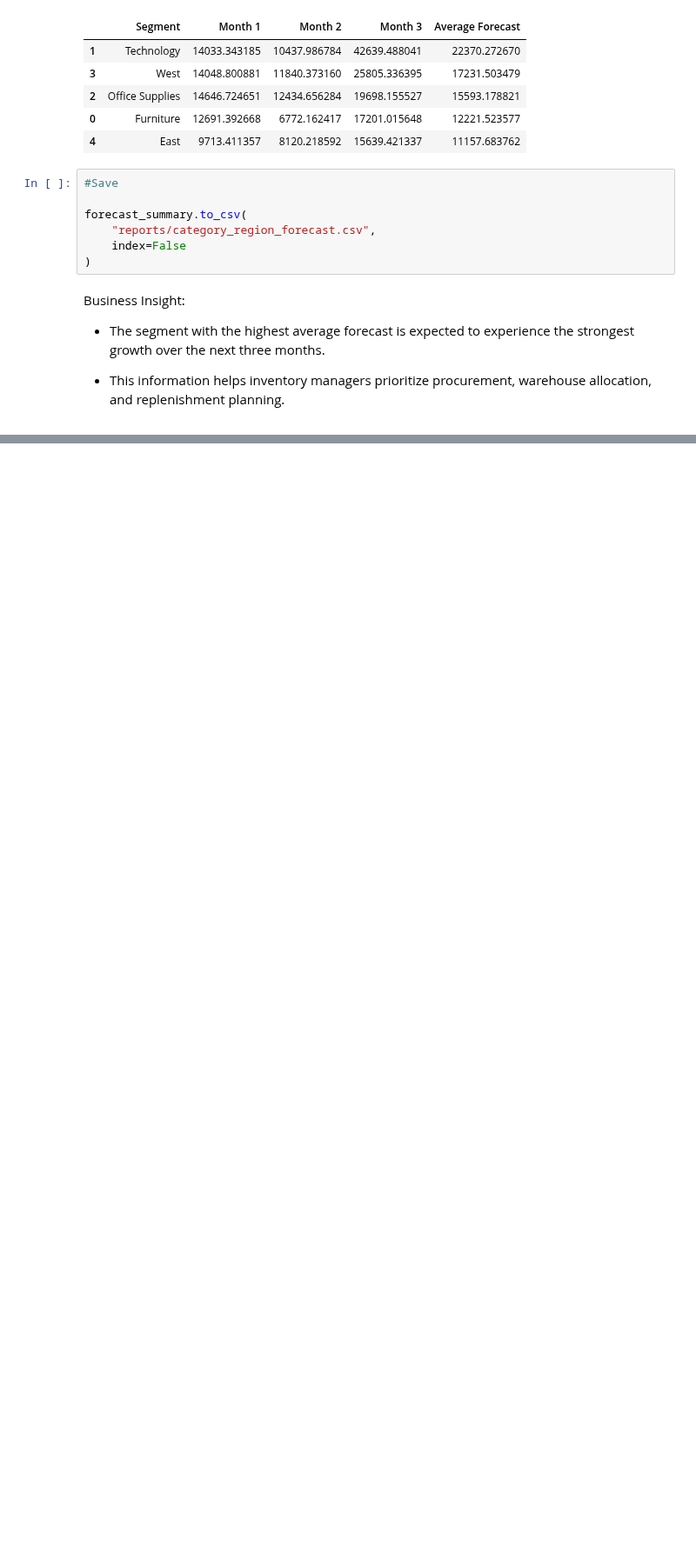
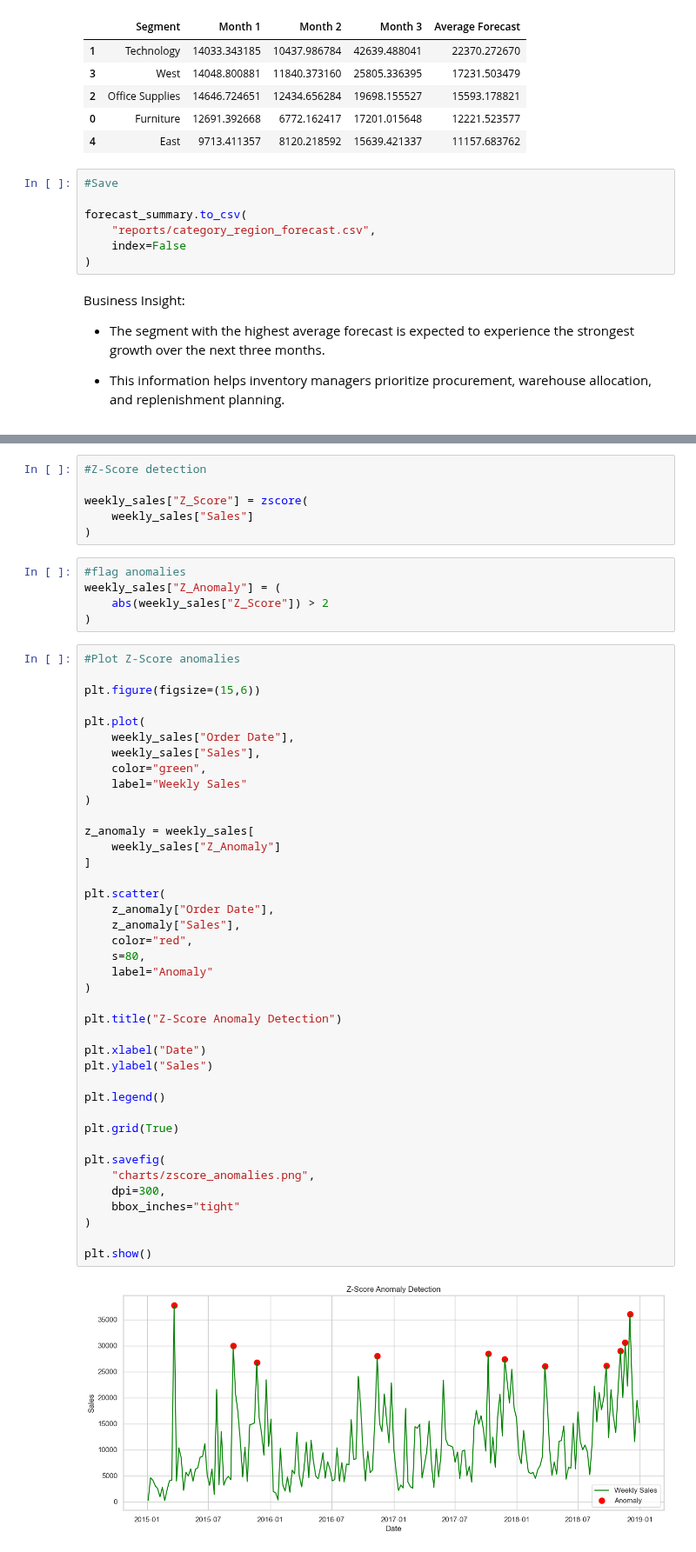
Before and after one commit to Aanya2806/sales-demand-intelligence-system, a Jupyter notebook: analysis.ipynb, the cells around one changed output, grey strips where cells are left out. Shown at 87% size. Saved outputs shown, nothing was run; the diff lists cells and outputs as text; blank space fills up the shorter version.

```diff
--- a/analysis.ipynb
+++ b/analysis.ipynb
@@ -1401,0 +1495,53 @@ Business Insight:
+# %%
+#Z-Score detection
+
+weekly_sales["Z_Score"] = zscore(
+    weekly_sales["Sales"]
+)
+# %%
+#flag anomalies
+weekly_sales["Z_Anomaly"] = (
+    abs(weekly_sales["Z_Score"]) > 2
+)
+# %%
+#Plot Z-Score anomalies
+
+plt.figure(figsize=(15,6))
+
+plt.plot(
+    weekly_sales["Order Date"],
+    weekly_sales["Sales"],
+    color="green",
+    label="Weekly Sales"
+)
+
+z_anomaly = weekly_sales[
+    weekly_sales["Z_Anomaly"]
+]
+
+plt.scatter(
+    z_anomaly["Order Date"],
+    z_anomaly["Sales"],
+    color="red",
+    s=80,
+    label="Anomaly"
+)
+
+plt.title("Z-Score Anomaly Detection")
+
+plt.xlabel("Date")
+plt.ylabel("Sales")
+
+plt.legend()
+
+plt.grid(True)
+
+plt.savefig(
+    "charts/zscore_anomalies.png",
+    dpi=300,
+    bbox_inches="tight"
+)
+
+plt.show()
+# %% [output]
+[figure, added]
```
Also changed, not shown: parts of 12 cells of this notebook, 3 other files.
